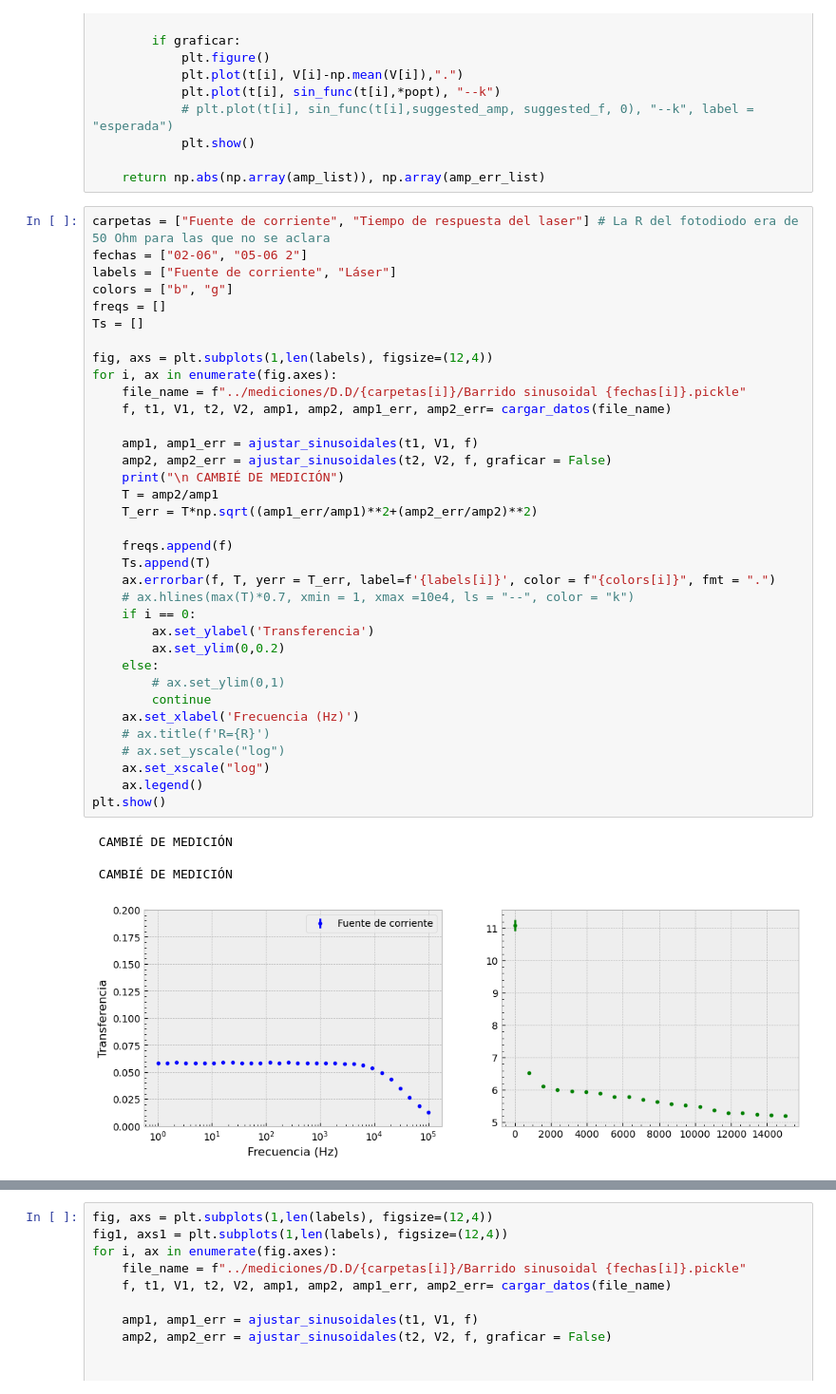
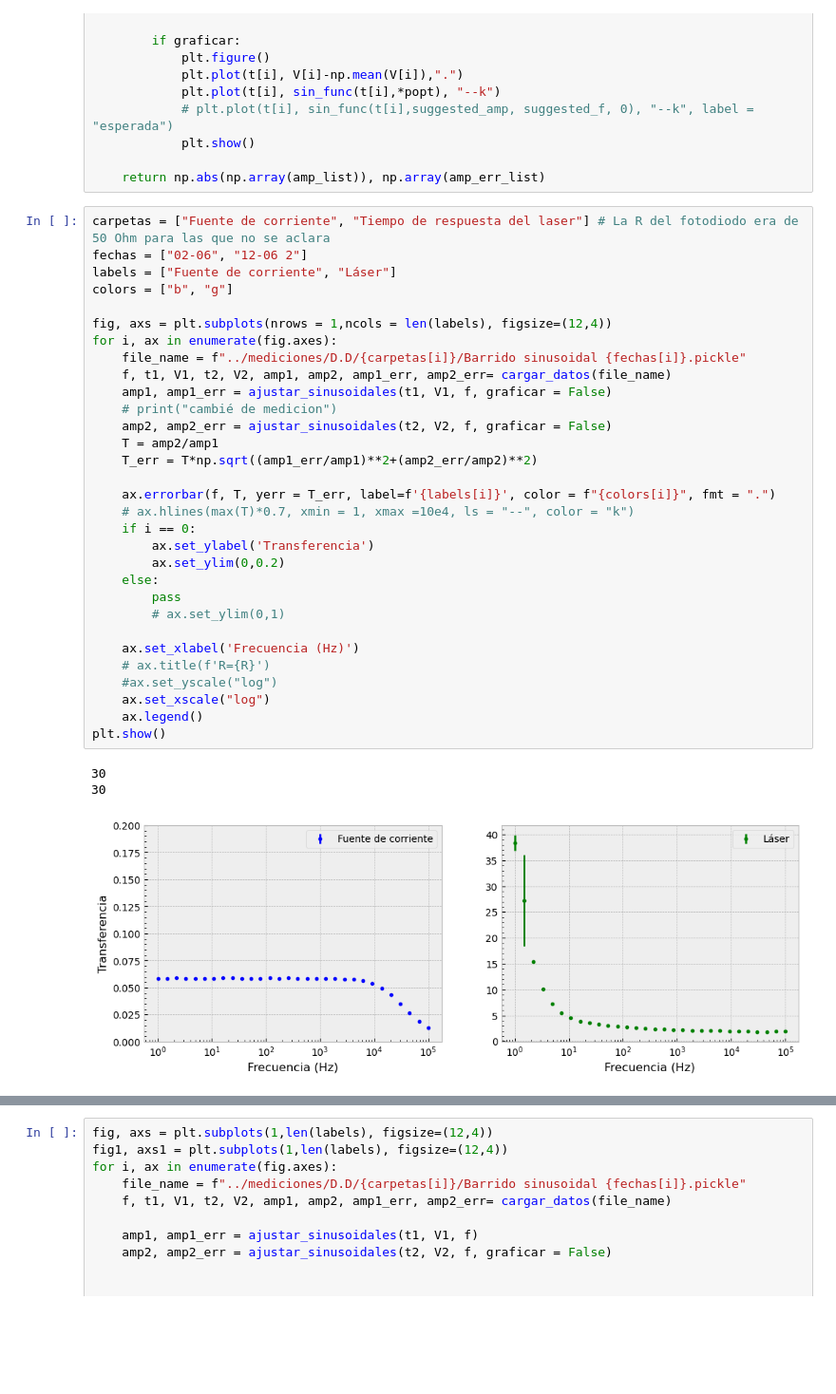
Before and after one commit to DelManuel/Magnetometro-optico, a Jupyter notebook: códigos/analisis_barrido_frecuencia.ipynb, the cells around one changed output, grey strips where cells are left out. Shown at 95% size. Cells and saved outputs as stored; diff of their text form; blank space fills up the shorter version.

```diff
--- a/códigos/analisis_barrido_frecuencia.ipynb
+++ b/códigos/analisis_barrido_frecuencia.ipynb
@@ -103,41 +103,36 @@ def ajustar_sinusoidales(t: List[np.ndarray], V: List[np.ndarray], freq_list: Li
     return np.abs(np.array(amp_list)), np.array(amp_err_list)
 # %%
 carpetas = ["Fuente de corriente", "Tiempo de respuesta del laser"] # La R del fotodiodo era de 50 Ohm para las que no se aclara
-fechas = ["02-06", "05-06 2"]
+fechas = ["02-06", "12-06 2"]
 labels = ["Fuente de corriente", "Láser"]
 colors = ["b", "g"]
-freqs = []
-Ts = []
 
-fig, axs = plt.subplots(1,len(labels), figsize=(12,4))
+fig, axs = plt.subplots(nrows = 1,ncols = len(labels), figsize=(12,4))
 for i, ax in enumerate(fig.axes):
     file_name = f"../mediciones/D.D/{carpetas[i]}/Barrido sinusoidal {fechas[i]}.pickle"
     f, t1, V1, t2, V2, amp1, amp2, amp1_err, amp2_err= cargar_datos(file_name)
-
-    amp1, amp1_err = ajustar_sinusoidales(t1, V1, f)
+    amp1, amp1_err = ajustar_sinusoidales(t1, V1, f, graficar = False)
+    # print("cambié de medicion")
     amp2, amp2_err = ajustar_sinusoidales(t2, V2, f, graficar = False)
-    print("\n CAMBIÉ DE MEDICIÓN")
     T = amp2/amp1
     T_err = T*np.sqrt((amp1_err/amp1)**2+(amp2_err/amp2)**2)
 
-    freqs.append(f)
-    Ts.append(T)
     ax.errorbar(f, T, yerr = T_err, label=f'{labels[i]}', color = f"{colors[i]}", fmt = ".")
     # ax.hlines(max(T)*0.7, xmin = 1, xmax =10e4, ls = "--", color = "k")
     if i == 0:
         ax.set_ylabel('Transferencia')
         ax.set_ylim(0,0.2)
     else:
+        pass
         # ax.set_ylim(0,1)
-        continue
+
     ax.set_xlabel('Frecuencia (Hz)')
     # ax.title(f'R={R}')
-    # ax.set_yscale("log")
+    #ax.set_yscale("log")
     ax.set_xscale("log")
     ax.legend()
 plt.show()
 # %% [output]
- CAMBIÉ DE MEDICIÓN
-
- CAMBIÉ DE MEDICIÓN
+30
+30
-[figure, old version]
+[figure, new version]
```
Also changed, not shown: parts of 2 cells of this notebook, 3 other files.
